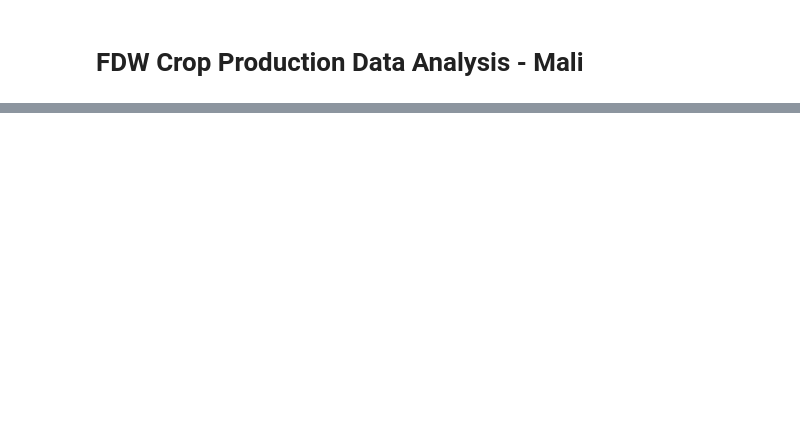
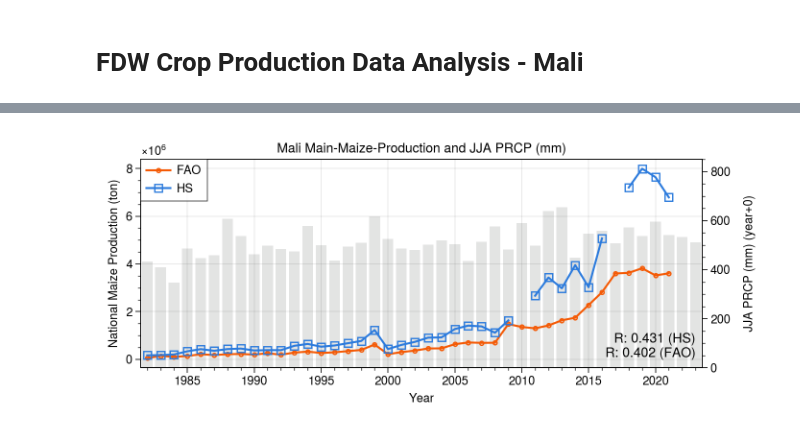
Before and after one commit to HarvestStat/HarvestStat, a Jupyter notebook: notebook/CropData_ML_Validation.ipynb, the cells around one changed output, grey strips where cells are left out. Saved outputs shown, nothing was run; the diff lists cells and outputs as text; code cells hidden in the pictures; blank space fills up the shorter version.

```diff
--- a/notebook/CropData_ML_Validation.ipynb
+++ b/notebook/CropData_ML_Validation.ipynb
@@ -62,0 +5,81 @@ plt.show()
+# %%
+import numpy as np
+import pandas as pd
+import matplotlib.pyplot as plt
+import proplot as pplot
+# Load Crop Data ------------------------------------- #
+country_name, season_name, product_name_fdw, product_name_fao,  = 'Mali', 'Main', 'Maize', 'Maize (corn)'
+shape_code, prcp_start_month, prcp_season_name, prcp_year_offset = 'ML2016A0', 6, 'JJA PRCP (mm)', +0
+# HarvestStat
+df = pd.read_csv('../public/hvstat_data.csv', index_col=0)
+df = df[
+    (df['country'] == country_name) &
+    (df['season_name'] == season_name) &
+    (df['product'].isin([product_name_fdw])) &
+    (df['indicator'] == 'production')
+].copy()
+df['year'] = df['harvest_year']
+data_hs = df.pivot_table(index='year',columns='product',values='value',aggfunc='sum').squeeze()
+# FOA-STAT
+df = pd.read_csv('../data/crop/adm_fao_stat.csv', index_col=0)
+data_fao = df[
+    (df['cnt_name'] == country_name) &
+    (df['cpc2_name'] == product_name_fao) &
+    (df['indicator'] == 'Production')
+].set_index('year')['value']
+# Merge
+data = pd.concat([data_fao,data_hs], axis=1, keys=['FAO','HS']).sort_index()
+data = data.reindex(np.array(range(1982,2024)))
+# ---------------------------------------------------- #
+# Load precipitation --------------------------------- #
+fn = '../data/prcp_chirps-v2.hdf'
+prcp_nat = pd.read_hdf(fn)[shape_code].resample('1M').agg('sum')
+prcp_nat.index = prcp_nat.index.map(lambda x: x.replace(day=1))
+prcp_nat.name = 'PRCP'
+prcp_nat.index = prcp_nat.index + pd.DateOffset(years=prcp_year_offset)
+# Forward rolling summation
+indexer = pd.api.indexers.FixedForwardWindowIndexer(window_size=3)   # Forward Rolling Window
+prcp_nat = prcp_nat.rolling(window=indexer, min_periods=3).sum()
+prcp_nat = prcp_nat[prcp_nat.index.month == prcp_start_month]                      # Start month
+prcp_nat = prcp_nat.groupby(prcp_nat.index.year).sum()
+prcp_label = prcp_season_name
+# Correlations
+corr_value = pd.concat([data,prcp_nat],axis=1).corr()
+print(f'{season_name}-{product_name_fdw} Correlation:\n{corr_value}')
+# ---------------------------------------------------- #
+# Comparison with Precipitation ---------------------- #
+fig, ax1 = plt.subplots(figsize=(7,3))
+fig.set_facecolor('white')
+data.plot(ax=ax1, grid=True, markerfacecolor='None',color=['#F55A05','#2C7BDD'])
+marker = ['.','s']
+for i, line in enumerate(ax1.get_lines()):
+    line.set_marker(marker[i])
+# years = data.index
+# ax1.set_xticks(years)
+# ax1.set_xticklabels(['%02d'% yr for yr in np.mod(years,100)])
+ax1.set_xlim([data.index[0]-0.5, data.index[-1]+0.5])
+ax1.set_xlabel('Year')
+ax1.set_ylabel('National Maize Production (ton)')
+ax1.patch.set_facecolor('white')
+# Precipitation
+year, value = prcp_nat.index, prcp_nat.values
+ax2 = ax1.twinx()
+plt.bar(year, value, alpha=.25, color='grey')
+ax2.set_ylim([0, value.max()*1.3])
+ax2.set_ylabel(prcp_label + ' (year+%d)'%prcp_year_offset, labelpad=10)
+ax2.grid(False)
+ax1.set_zorder(1)
+ax1.patch.set_visible(False)  # prevents ax1 from hiding ax2
+ax1.legend(loc='upper left')
+ax1.annotate(
+    'R: %.3f (HS)\nR: %.3f (FAO)' % (corr_value.loc['HS','PRCP'], corr_value.loc['FAO','PRCP']),
+    xy=(1, 0.2), xycoords='axes fraction', fontsize=10,
+    xytext=(-5, -5), textcoords='offset points',
+    ha='right', va='top'
+)
+title = f'{country_name} {season_name}-{product_name_fdw}-Production and {prcp_label}'
+ax1.set_title(title)
+fig.tight_layout()
+plt.show()
+# ---------------------------------------------------- #
+# %% [output]
@@ -62,0 +91 @@ plt.show()
+[figure, added]
```
Also changed, not shown: parts of 4 cells of this notebook, 21 other files.
